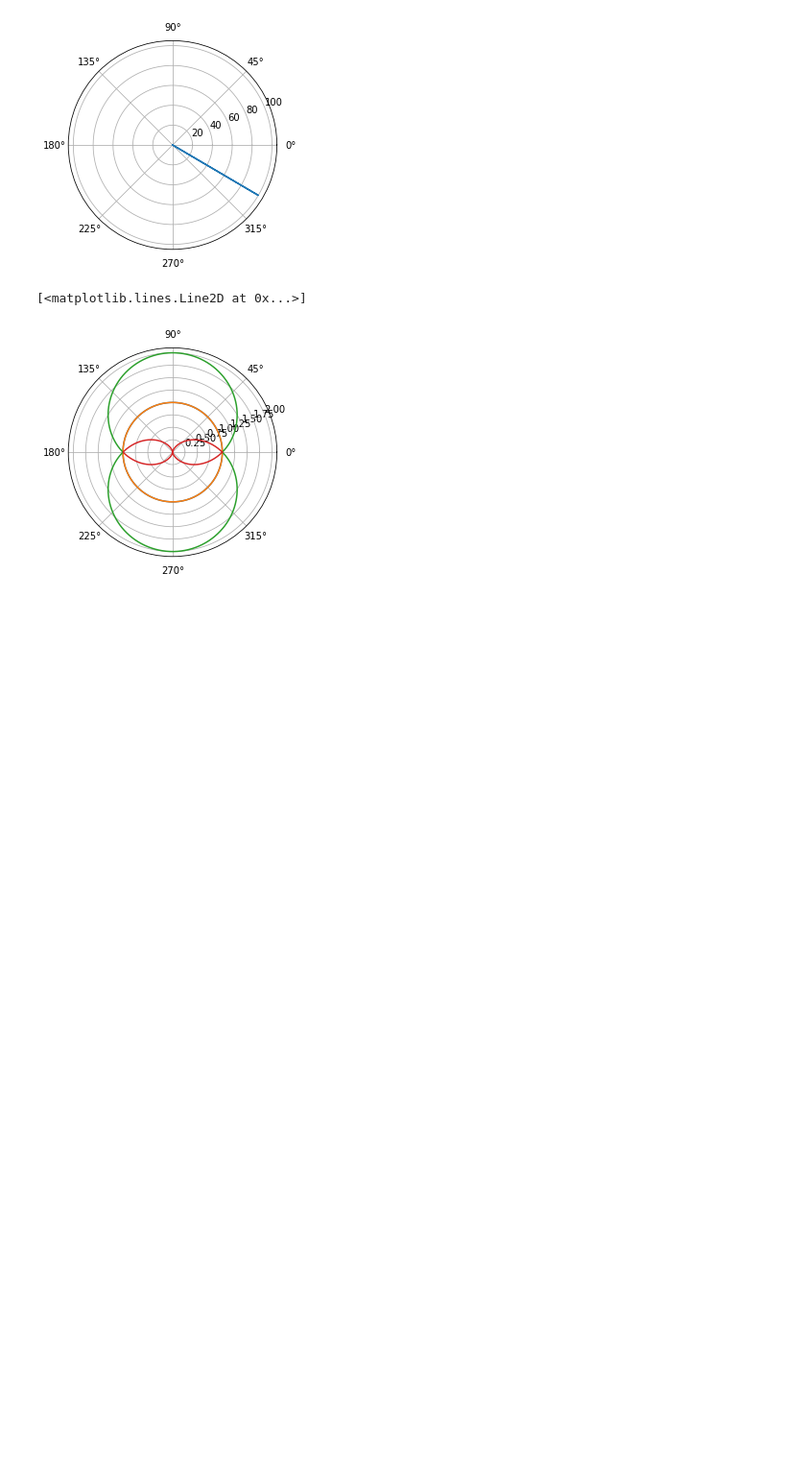
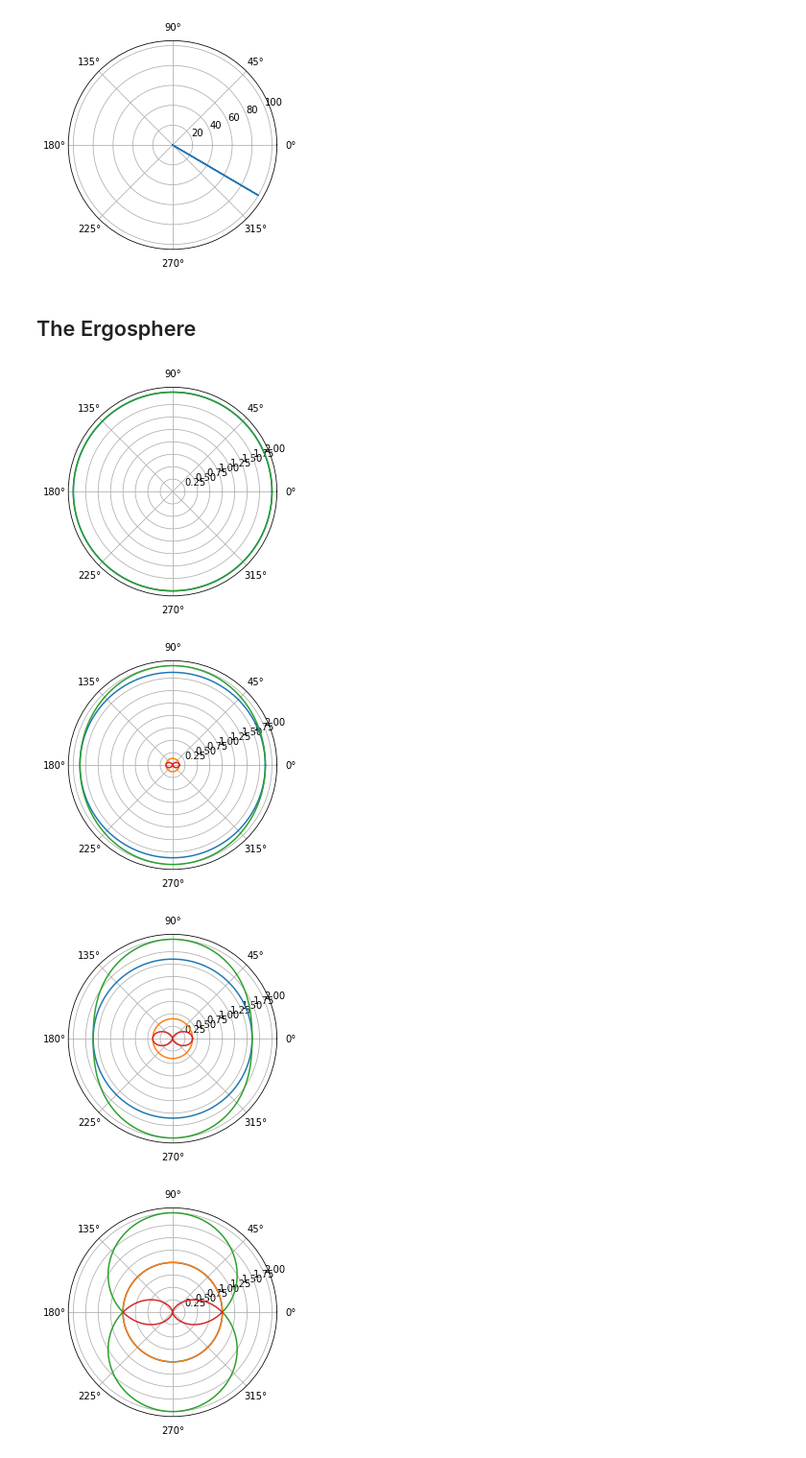
Before and after one commit to aidanjjoyce/Black-Hole-Simulations, a Jupyter notebook: Black_Hole_Simulations.ipynb, the cells around one changed output. Shown: that part at 96% size. Saved outputs shown, nothing was run; the diff lists cells and outputs as text; code cells hidden in the pictures; blank space fills up the shorter version.

Commit message:
Restructured Schwarzschild plotter to make it easier to reuse. Input variables now fractions of Rs and h required for circular orbit. Plotted event horizon on plots.

```diff
--- a/Black_Hole_Simulations.ipynb
+++ b/Black_Hole_Simulations.ipynb
@@ -98,25 +194,35 @@ plt.show
 # %% [output]
 <function matplotlib.pyplot.show(*args, **kw)>
 [figure]
+# %% [markdown]
+## The Ergosphere
 # %%
 ##Event horizon and ergosphere plotter
 
-mu, a = 1, 1*mu
+def KerrSurfaces(mu, a):
 
-def event_horizon():
-  return [mu+np.sqrt(mu**2 - a**2), mu-np.sqrt(mu**2 -a**2)]
+  def event_horizon():
+    return [mu+np.sqrt(mu**2 - a**2), mu-np.sqrt(mu**2 -a**2)]
 
-def SLS(T):
-  return [mu+np.sqrt(mu**2 - a**2 * np.cos(T)**2), mu-np.sqrt(mu**2 -a**2 * np.cos(T)**2)]
+  def SLS(T):
+    return [mu+np.sqrt(mu**2 - a**2 * np.cos(T)**2), mu-np.sqrt(mu**2 -a**2 * np.cos(T)**2)]
 
-T = np.linspace(0,2*np.pi,1000)
-EH0 = np.full((1000,), event_horizon()[0])
-EH1 = np.full((1000,), event_horizon()[1])
+  T = np.linspace(0,2*np.pi,1000)
+  EH0 = np.full((1000,), event_horizon()[0])
+  EH1 = np.full((1000,), event_horizon()[1])
 
-plt.polar(T,EH0)
-plt.polar(T,EH1)
-plt.polar(T,SLS(T)[0])
-plt.polar(T,SLS(T)[1])
+  fig1, ax1 = plt.subplots(subplot_kw={'projection': 'polar'})
+  ax1.plot(T,EH0)
+  ax1.plot(T,EH1)
+  ax1.plot(T,SLS(T)[0])
+  ax1.plot(T,SLS(T)[1])
+
+KerrSurfaces(1,0)
+KerrSurfaces(1,0.5)
+KerrSurfaces(1,0.8)
+KerrSurfaces(1,1)
 # %% [output]
-[<matplotlib.lines.Line2D at 0x...>]
-[figure, old version]
+[figure, new version]
+[figure, added]
+[figure, added]
+[figure, added]
```
Also changed, not shown: parts of 13 cells of this notebook.
